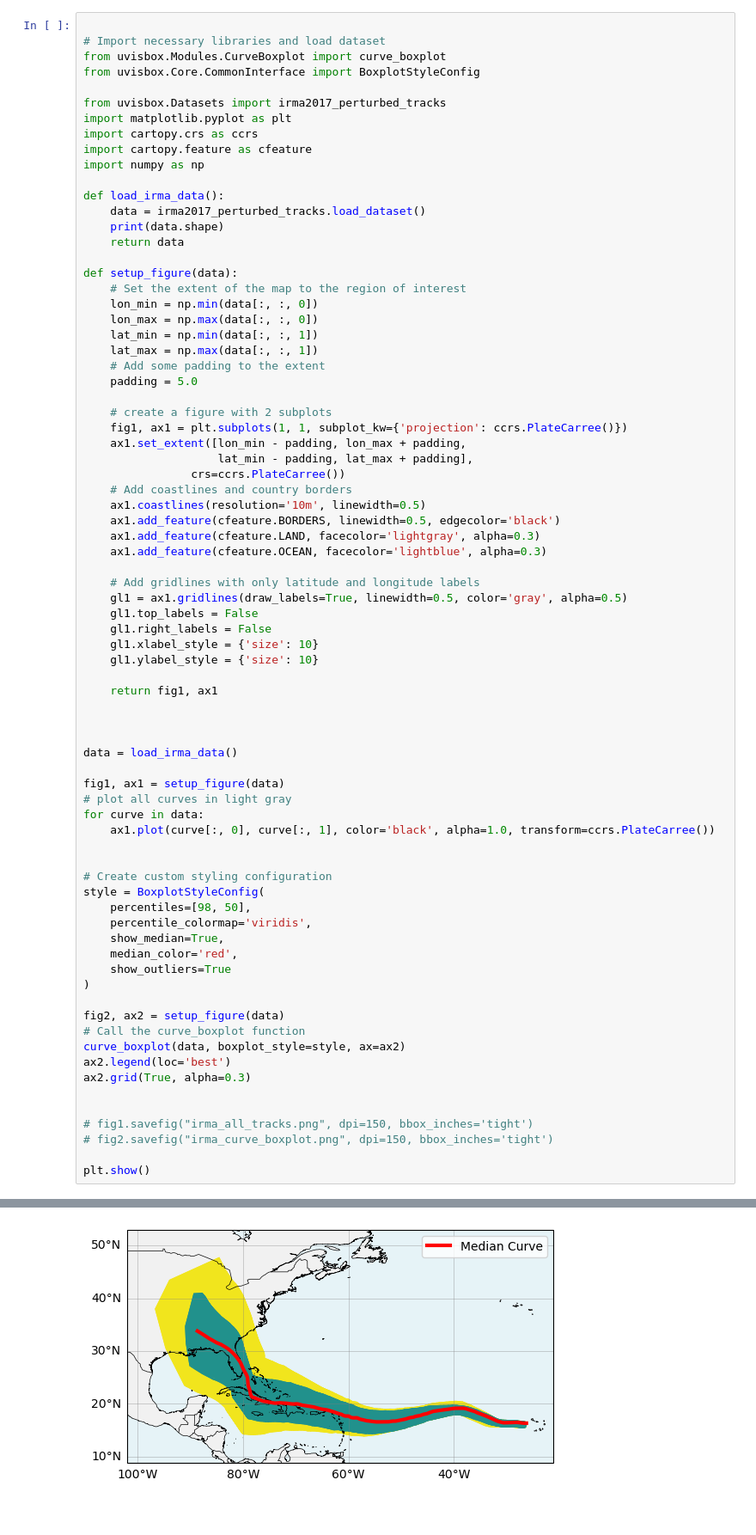
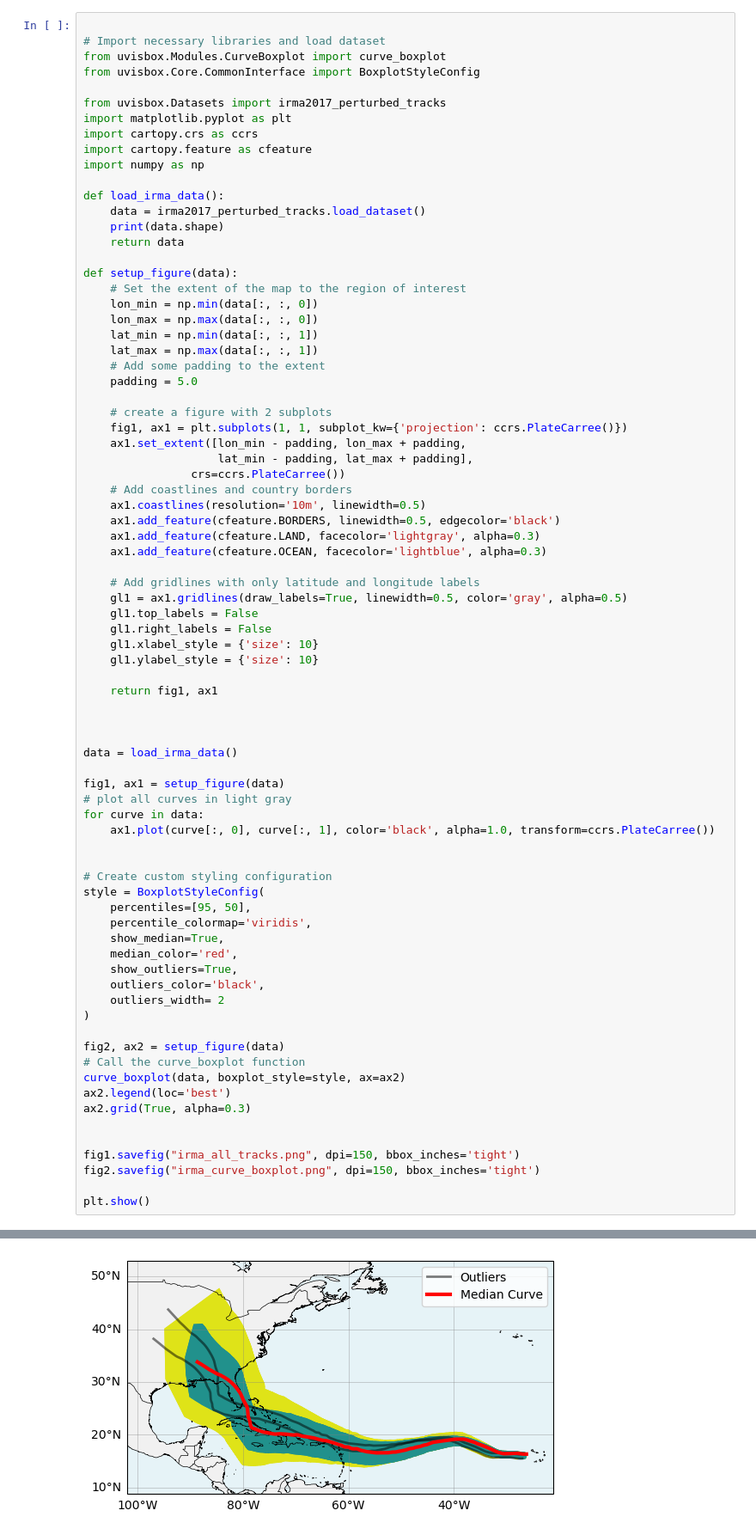
Before and after one commit to ouermijudicael/UVisBox, a Jupyter notebook: examples/hurricane_irma_example.ipynb, the cells around one changed output, grey strips where cells are left out. Shown at 86% size. Drawn from its saved outputs; the diff is of its cells as text.

```diff
--- a/examples/hurricane_irma_example.ipynb
+++ b/examples/hurricane_irma_example.ipynb
@@ -46,35 +46,37 @@ def setup_figure(data):
 
 
 
 data = load_irma_data()
 
 fig1, ax1 = setup_figure(data)
 # plot all curves in light gray
 for curve in data:
     ax1.plot(curve[:, 0], curve[:, 1], color='black', alpha=1.0, transform=ccrs.PlateCarree())
 
 
 # Create custom styling configuration
 style = BoxplotStyleConfig(
-    percentiles=[98, 50],
+    percentiles=[95, 50],
     percentile_colormap='viridis',
     show_median=True,
     median_color='red',
-    show_outliers=True
+    show_outliers=True,
+    outliers_color='black',
+    outliers_width= 2
 )
 
 fig2, ax2 = setup_figure(data)
 # Call the curve_boxplot function
 curve_boxplot(data, boxplot_style=style, ax=ax2)
 ax2.legend(loc='best')
 ax2.grid(True, alpha=0.3)
 
 
-# fig1.savefig("irma_all_tracks.png", dpi=150, bbox_inches='tight')
-# fig2.savefig("irma_curve_boxplot.png", dpi=150, bbox_inches='tight')
+fig1.savefig("irma_all_tracks.png", dpi=150, bbox_inches='tight')
+fig2.savefig("irma_curve_boxplot.png", dpi=150, bbox_inches='tight')
 
 plt.show()
 # %% [output]
 (40, 349, 2)
 [figure]
-[figure, old version]
+[figure, new version]
```
